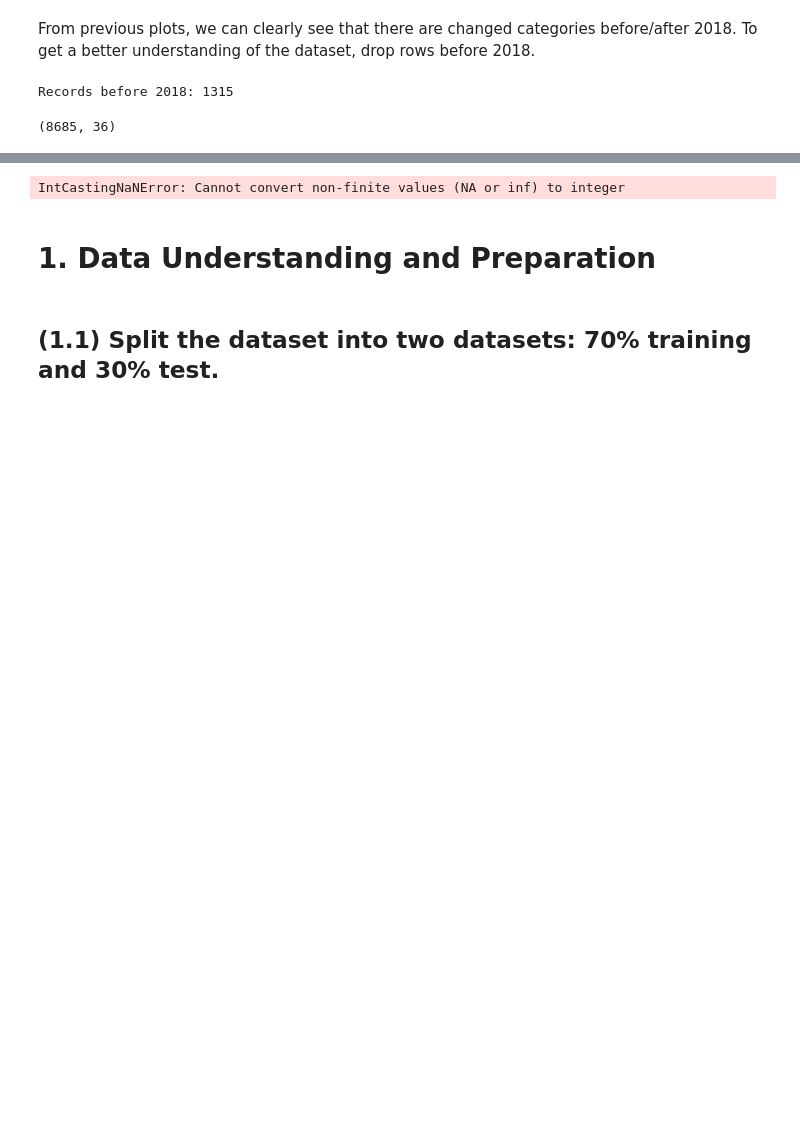
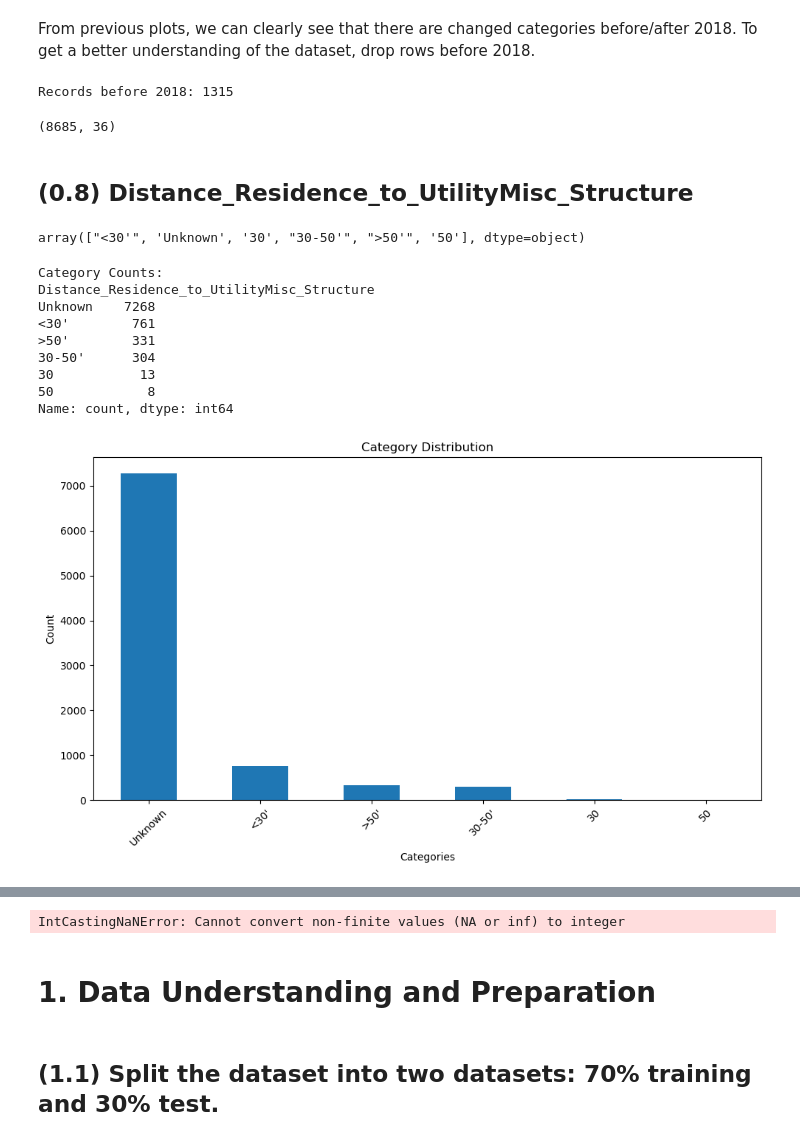
Before and after one commit to xiaoxiajin/47350DA-2, a Jupyter notebook: 2024-Homework2-Notebook.ipynb, the cells around one changed output, grey strips where cells are left out. Cells and saved outputs as stored; diff of their text form; code cells hidden in the pictures; blank space fills up the shorter version.

```diff
--- a/2024-Homework2-Notebook.ipynb
+++ b/2024-Homework2-Notebook.ipynb
@@ -114,7 +114,8 @@ df = df.rename(columns={'Street_Type_eg_road_drive_lane_etc': 'Street_Type',
                         'Year_Built_parcel': 'Year_Built',
                         'Assessed_Improved_Value_parcel' :'Assessed_Improved_Value',
                         'Site_Address_parcel':'Site_Address',
-                        'Units_in_Structure_if_multi_unit':'Number_of_Units'})
+                        'Units_in_Structure_if_multi_unit':'Number_of_Units',
+                        'Distance_Residence_to_UtilityMisc_Structure_gt_120_SQFT':'Distance_Residence_to_UtilityMisc_Structure'})
 
 
 # Show all the columns
@@ -214,20 +215,17 @@ for column in categorical_columns:
     # Convert type from category to object to replace NaN
     # Replace NaN, pd.NA, None, and 'Not Applicable' with 'Unknown'
     df[column] = df[column].astype("object").replace({
-            np.nan: 'Unknown',       # NumPy的NaN
-            pd.NA: 'Unknown',         # Pandas的NA
-            None: 'Unknown',          # Python的None
-            '': 'Unknown',            # 空字符串
-            ' ': 'Unknown',           # 空白字符
-            'nan': 'Unknown',         # 字符串'nan'
-            'None': 'Unknown',        # 字符串'None'
-            'Not Applicable': 'Unknown'  # 其他可能的空值表示
+            np.nan: 'Unknown',
+            pd.NA: 'Unknown',
+            None: 'Unknown',
+            '': 'Unknown',
+            ' ': 'Unknown',
+            'nan': 'Unknown',
+            'None': 'Unknown',
+            'Not Applicable': 'Unknown'
         })
 
-    # 对于可能遗漏的情况，使用apply进行最后的清理
-    df[column] = df[column].apply(lambda x: 'Unknown' if pd.isna(x) or
-                                    (isinstance(x, str) and x.strip() == '') else x)
-    df[column] = df[column].fillna('Unknown')
+
     # Print NaN count after replacement
     print(f"After replacement in column '{column}': {df[column].isna().sum()}")
 # %% [output]
@@ -267,0 +281,4 @@ df.to_csv("cal-wildfires-24200030-cleaned-v1-drop-constant.csv", index=False)
+# %%
+# Replace "00000" with "Unknown"
+df['Zip_Code'] = df['Zip_Code'].replace('00000', 'Unknown')
+df['Zip_Code']
@@ -284,7 +314,7 @@ missing = 100 * (df['Zip_Code'] == 'Unknown').sum() / df.shape[0]
 print(f"Missing Zip_Code percentage before: {missing:.2f}%")
 
 df = fill_zip_code(df)
-
+df['Zip_Code'] = df['Zip_Code'].replace(0, 'Unknown')
 
 df['Zip_Code'] = df['Zip_Code'].astype('category')
 # Recalculate 'Unknown' percent
@@ -681,3 +694,34 @@ df = df[df['Incident_Start_Date'] >= '2018-01-01']
 df.shape
 # %% [output]
 (8685, 36)
+# %% [markdown]
+## (0.8) Distance_Residence_to_UtilityMisc_Structure
+# %%
+df['Distance_Residence_to_UtilityMisc_Structure'].unique()
+# %% [output]
+array(["<30'", 'Unknown', '30', "30-50'", ">50'", '50'], dtype=object)
+# %%
+distance_category_counts = df['Distance_Residence_to_UtilityMisc_Structure'].value_counts()
+print("Category Counts:")
+print(distance_category_counts)
+
+
+plt.figure(figsize=(10,6))
+distance_category_counts.plot(kind='bar')
+plt.title('Category Distribution')
+plt.xlabel('Categories')
+plt.ylabel('Count')
+plt.xticks(rotation=45)
+plt.tight_layout()
+plt.show()
+# %% [output]
+Category Counts:
+Distance_Residence_to_UtilityMisc_Structure
+Unknown    7268
+<30'        761
+>50'        331
+30-50'      304
+30           13
+50            8
+Name: count, dtype: int64
+[figure, added]
```
Also changed, not shown: parts of 13 cells of this notebook, 2 other files.
